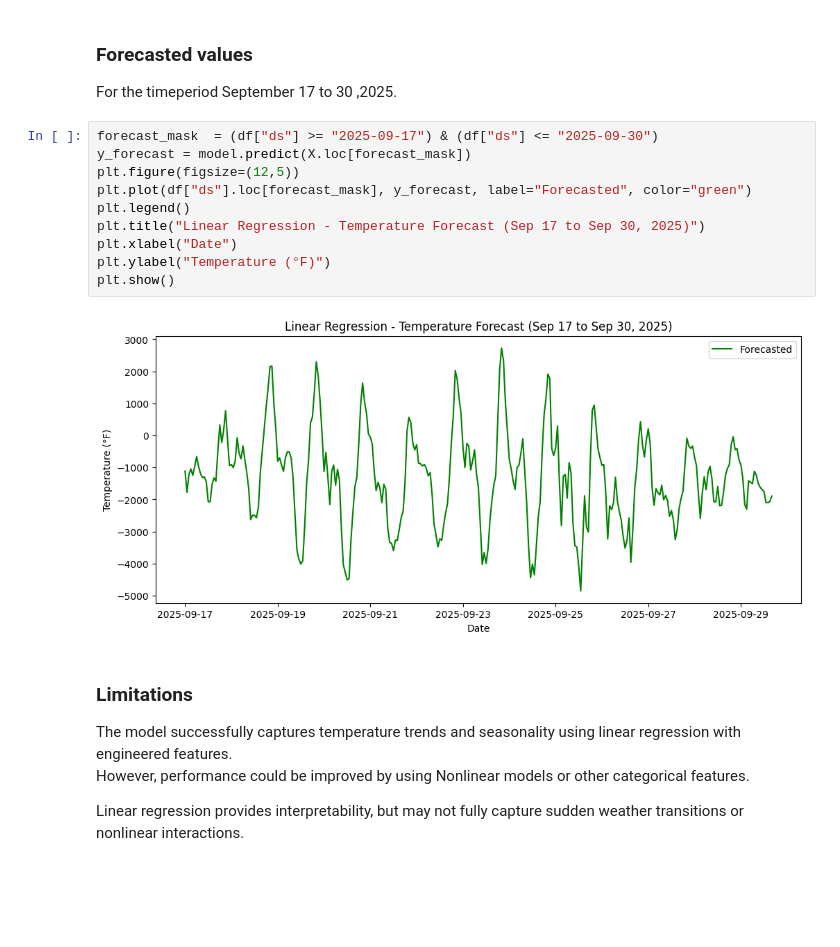
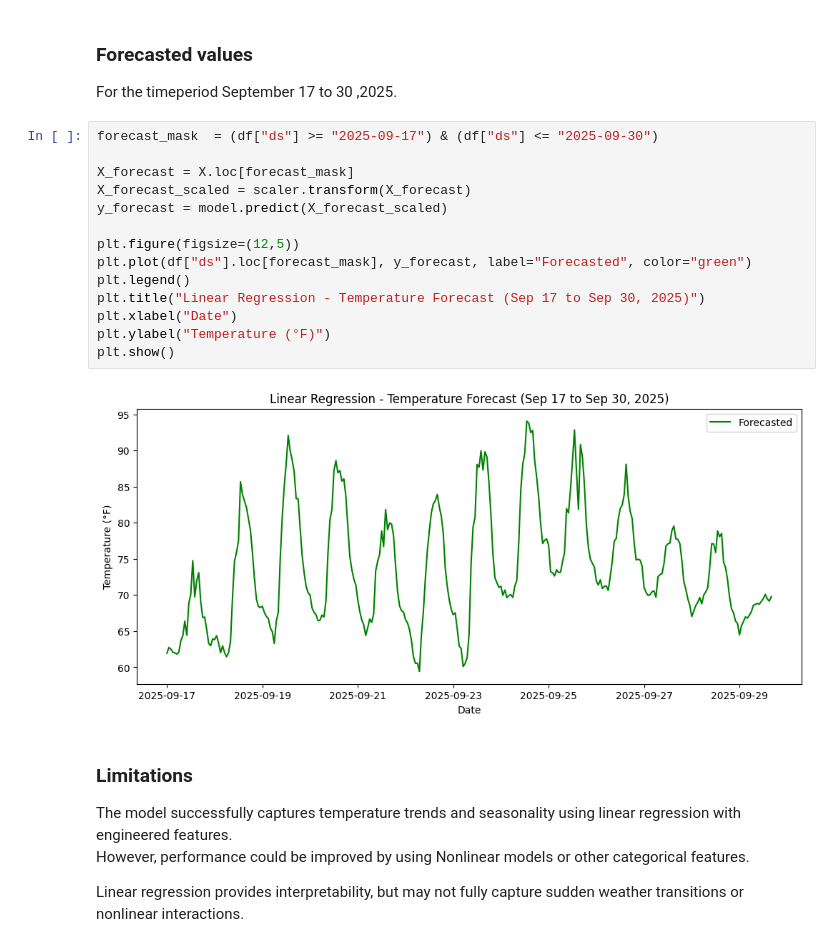
Before and after one commit to oarkse7486/ai-520-wthr-proj, a Jupyter notebook: Linear.ipynb, the cells around one changed output. Cells and saved outputs as stored; diff of their text form; blank space fills up the shorter version.

Commit message:
scaled the forecasted values to temperatures in F

```diff
--- a/Linear.ipynb
+++ b/Linear.ipynb
@@ -308,16 +308,20 @@ plt.show()
 For the timeperiod September 17 to 30 ,2025.
 # %%
 forecast_mask  = (df["ds"] >= "2025-09-17") & (df["ds"] <= "2025-09-30")
-y_forecast = model.predict(X.loc[forecast_mask])
+
+X_forecast = X.loc[forecast_mask]
+X_forecast_scaled = scaler.transform(X_forecast)
+y_forecast = model.predict(X_forecast_scaled)
+
 plt.figure(figsize=(12,5))
 plt.plot(df["ds"].loc[forecast_mask], y_forecast, label="Forecasted", color="green")
 plt.legend()
 plt.title("Linear Regression - Temperature Forecast (Sep 17 to Sep 30, 2025)")
 plt.xlabel("Date")
 plt.ylabel("Temperature (°F)")
 plt.show()
 # %% [output]
-[figure, old version]
+[figure, new version]
 # %% [markdown]
 ### Limitations
 
```
